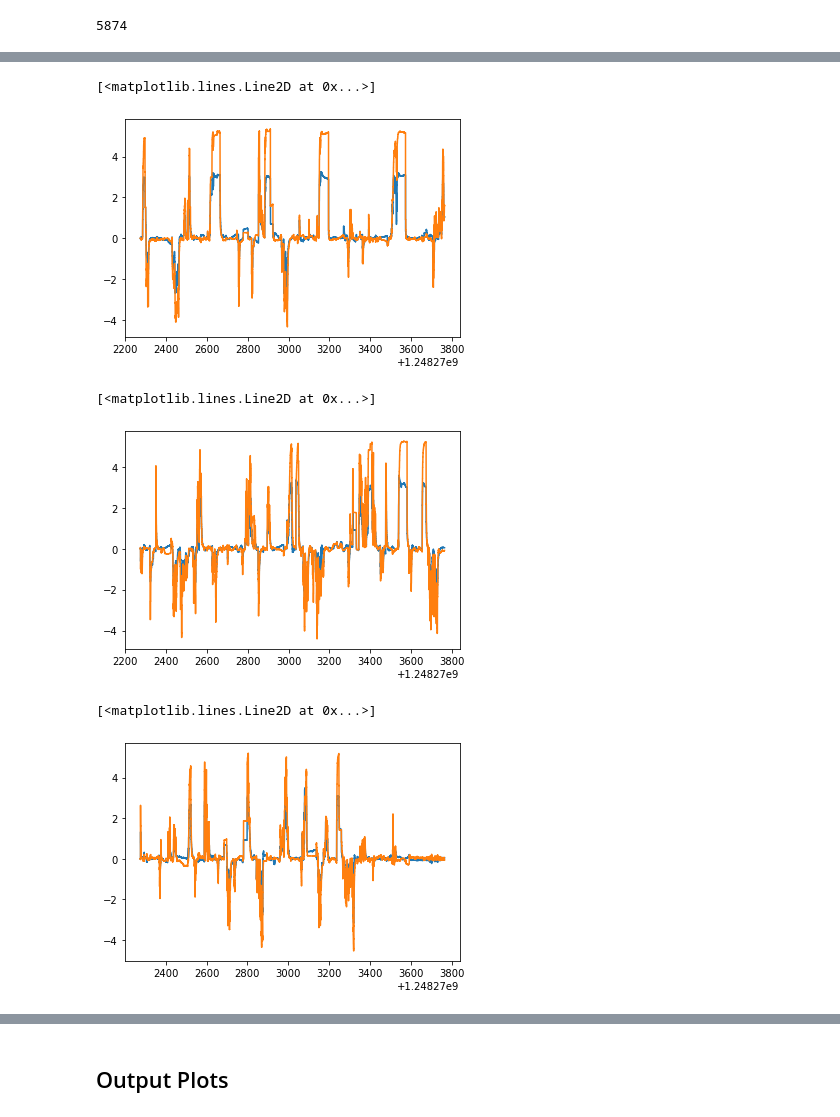
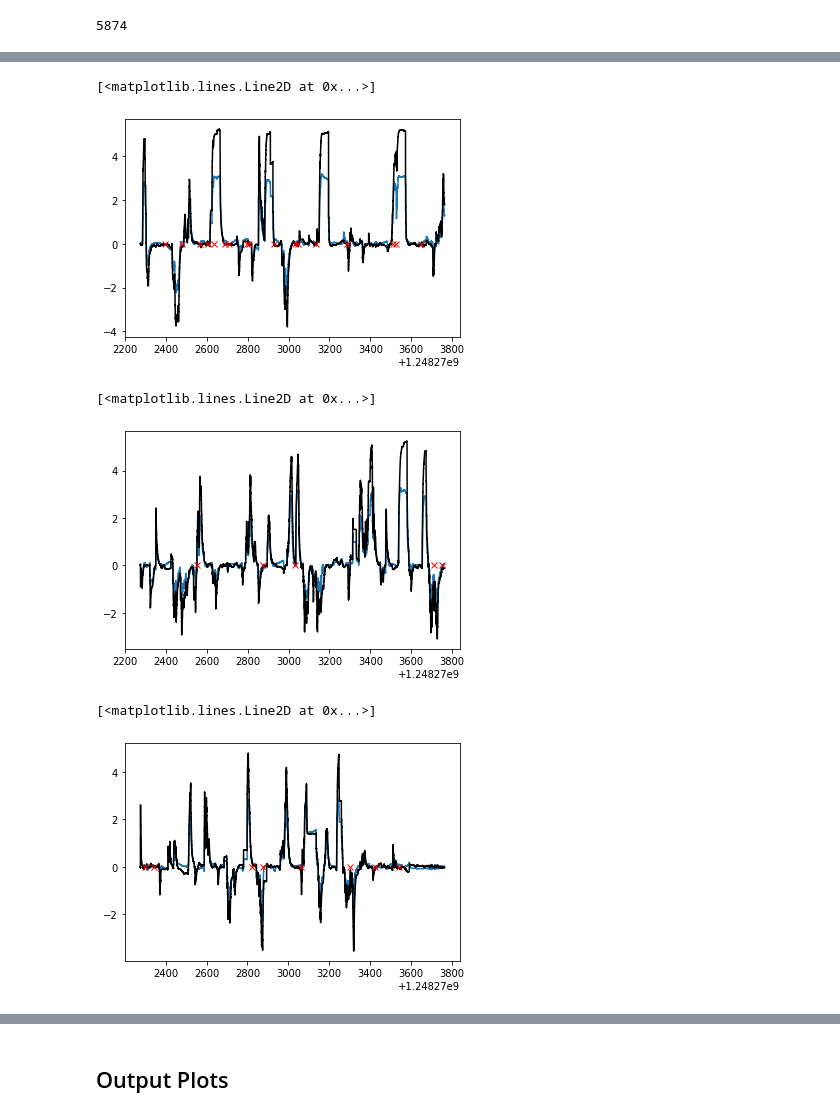
Before and after one commit to clylau/E205_Final_Project, a Jupyter notebook: Final_Project_Code.ipynb, the cells around one changed output, grey strips where cells are left out. Drawn from its saved outputs; the diff is of its cells as text; code cells hidden in the pictures.

```diff
--- a/Final_Project_Code.ipynb
+++ b/Final_Project_Code.ipynb
@@ -526,7 +538,7 @@ def getSigmaU(robot):
     """
     """
 
-    sigma = np.eye(2)*1
+    sigma = np.eye(2)*0.1
     return sigma
 # %%
 def getSigmaZ(robot):
@@ -590,11 +609,12 @@ def main(odoTS, odoTSLen, barcode_dictionary, landmark_dictionary, gt_dictionary
     timesMoreMeas = 0
 
     est_times = {}
-    est_times[0] = []
-    est_times[1] = []
-    est_times[2] = []
-    est_times[3] = []
-    est_times[4] = []
+#     est_times[0] = []
+#     est_times[1] = []
+#     est_times[2] = []
+#     est_times[3] = []
+#     est_times[4] = []
+    measuredCorrections = {}
 
     for i in range(numRobots):
         # Initialize state and covar logs for each robot
@@ -604,6 +624,8 @@ def main(odoTS, odoTSLen, barcode_dictionary, landmark_dictionary, gt_dictionary
         # Throw them into the dictionary and cry
         state_estimates[i] = stateLogRobotI
         covariance_estimates[i] = covarLogRobotI
+        est_times[i] = np.empty(odoTSLen[i])
+        measuredCorrections[i] = np.zeros(odoTSLen[i], dtype = bool)
 
     # 5, 14, 41, 32, 23,
     measurements = getMeasurements('MRCLAM_Dataset1', [72, 27, 54, 70, 36, 18, 25, 9, 81, 16, 90, 61, 45, 7, 63])
@@ -612,7 +634,7 @@ def main(odoTS, odoTSLen, barcode_dictionary, landmark_dictionary, gt_dictionary
 
     for i in range(len(odoTS)):
         curTS, robot, v, w = odoTS[i]
-        est_times[robot].append(curTS)
+#         est_times[robot].append(curTS)
 
         # Making dt variable
         if last_timestep[robot] == 0:
@@ -644,6 +666,8 @@ def main(odoTS, odoTSLen, barcode_dictionary, landmark_dictionary, gt_dictionary
             #perform corretion step
             x_t, sigma_x_t = correctionStep(x_bar_t, sigma_x_bar_t, Z_t, sigma_z_t)
 
+            measuredCorrections[robot][log_idx[robot]] = True
+
         else:
 
             #estiamte is just the prediction
@@ -663,14 +687,15 @@ def main(odoTS, odoTSLen, barcode_dictionary, landmark_dictionary, gt_dictionary
         #log data
         state_estimates[robot][:, log_idx[robot]] = x_t
         covariance_estimates[robot][:,:,log_idx[robot]] = sigma_x_t
+        est_times[robot][log_idx[robot]] = curTS
 
         #increment log tracker
         log_idx[robot] += 1
 
     print(timesMoreMeas)
 
-    return state_estimates, covariance_estimates, est_times
+    return state_estimates, covariance_estimates, est_times, measuredCorrections
 # %%
-states, covars, est_times = main(odoTS, odoTSLen, barcode_dictionary, landmark_dictionary, gt_dictionary)
+states, covars, est_times, measuredCorrections = main(odoTS, odoTSLen, barcode_dictionary, landmark_dictionary, gt_dictionary)
 # %% [output]
 5874
@@ -685,0 +702,16 @@ array([ 3.57189676, -3.33146153,  2.341     ])
+# %%
+#flagging timesteps
+
+ts_jumps = {}
+thresh = (1/67)*25
+
+for i in range(5):
+    t = est_times[i]
+    diffs = t[1:] - t[:-1]
+    ts_jumps[i] = diffs > thresh
+    temp = np.zeros(len(ts_jumps[i]) + 1, dtype = bool)
+    temp[1:] = ts_jumps[i]
+    ts_jumps[i] = temp
+    print(np.sum(ts_jumps[i]))
+
+print(ts_jumps[i])
@@ -711,19 +802,22 @@ plt.plot(r1_euc)
 # %%
 plt.plot(est_times[0], r1_x)
-plt.plot(est_times[0], r1_y)
+plt.plot(est_times[0], r1_y, "k")
+plt.plot(est_times[0][ts_jumps[0]], np.zeros(len(est_times[0][ts_jumps[0]])) ,"rx")
 # %% [output]
 [<matplotlib.lines.Line2D at 0x...>]
-[figure, old version]
+[figure, new version]
 # %%
 plt.plot(est_times[1], r2_x)
-plt.plot(est_times[1], r2_y)
+plt.plot(est_times[1], r2_y, "k")
+plt.plot(est_times[1][ts_jumps[1]], np.zeros(len(est_times[1][ts_jumps[1]])) ,"rx")
 # %% [output]
 [<matplotlib.lines.Line2D at 0x...>]
-[figure, old version]
+[figure, new version]
 # %%
 plt.plot(est_times[2], r3_x)
-plt.plot(est_times[2], r3_y)
+plt.plot(est_times[2], r3_y, "k")
+plt.plot(est_times[2][ts_jumps[2]], np.zeros(len(est_times[2][ts_jumps[2]])) ,"rx")
 # %% [output]
 [<matplotlib.lines.Line2D at 0x...>]
-[figure, old version]
+[figure, new version]
 # %%
```
Also changed, not shown: parts of 26 cells of this notebook.
